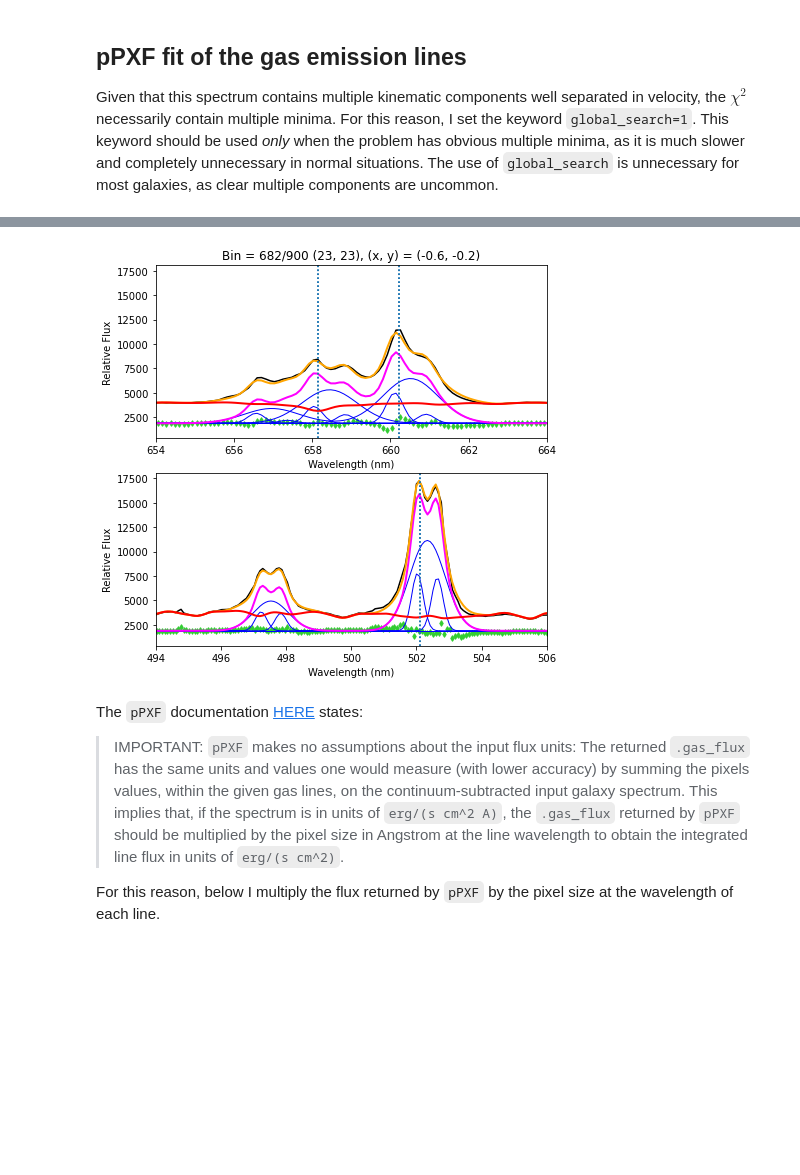
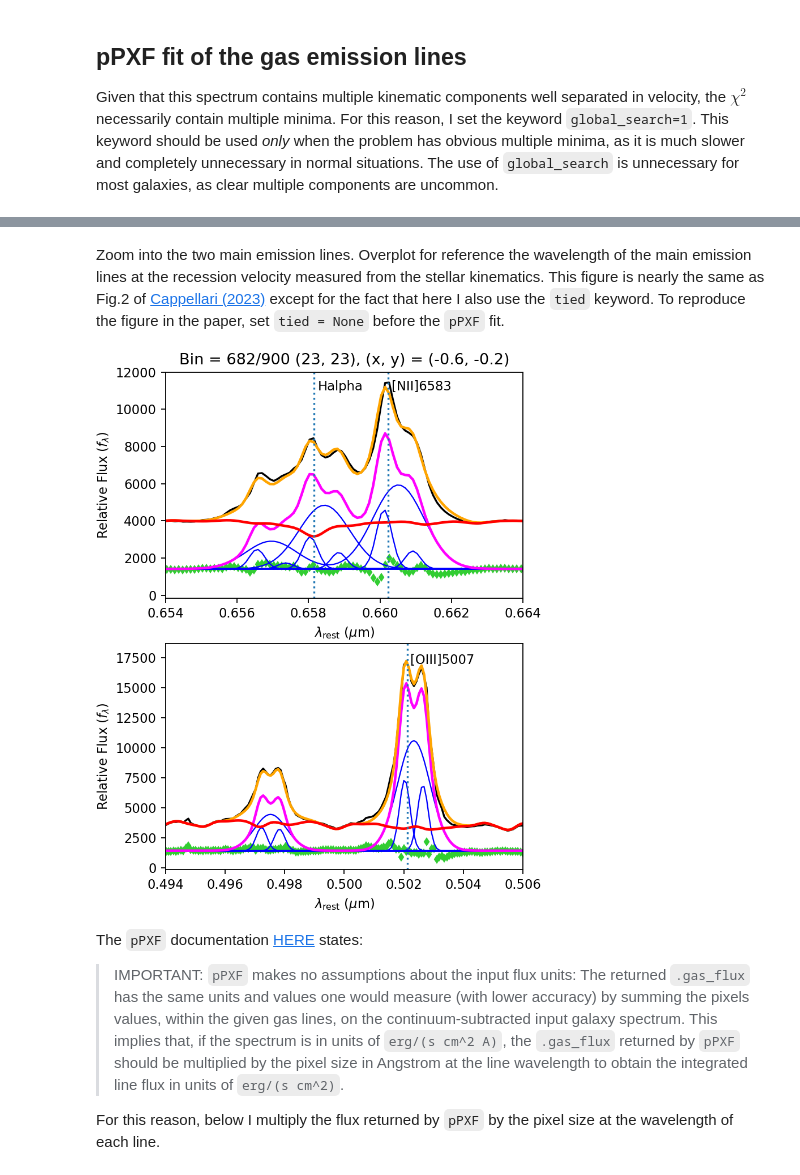
Before and after one commit to micappe/ppxf_examples, a Jupyter notebook: ppxf_example_integral_field_cube.ipynb, the cells around one changed output, grey strips where cells are left out. Cells and saved outputs as stored; diff of their text form; code cells hidden in the pictures; blank space fills up the shorter version.

```diff
--- a/ppxf_example_integral_field_cube.ipynb
+++ b/ppxf_example_integral_field_cube.ipynb
@@ -166,7 +190,7 @@ stars_templates /= np.median(stars_templates) # Normalizes stellar templates by
 regul_err = 0.01 # Desired regularization error
 # %%
 z = 0.002895  # redshift estimate from NED
-vel0 = C*np.log(1 + z)  # Initial estimate of the galaxy velocity in km/s. eq. (8) of Cappellari (2017)
+vel0 = c_kms*np.log(1 + z)  # Initial estimate of the galaxy velocity in km/s. eq. (8) of Cappellari (2017)
 start = [vel0, 200.]  # (km/s), starting guess for [V,sigma]
 # %%
 lam_range_temp = np.exp(ln_lam_temp[[0, -1]])
@@ -182,12 +206,12 @@ lam_gal = np.exp(s.ln_lam_gal)
 for j in range(nbins):
     w = bin_num == j
     galaxy = np.sum(s.spectra[:, w], 1)
-    pp, bestfit_template = fit_and_clean(stars_templates, galaxy, velscale, start, goodpixels0, lam_gal, miles.lam_temp)
+    pp, bestfit_template = fit_and_clean(stars_templates, galaxy, velscale, start, goodpixels0, lam_gal, sps.lam_temp)
     velbin[j], sigbin[j] = pp.sol
     optimal_templates[:, j] = bestfit_template
 
     light_weights = pp.weights.reshape(reg_dim)
-    lg_age_bin[j], metalbin[j] = miles.mean_age_metal(light_weights)
+    lg_age_bin[j], metalbin[j] = sps.mean_age_metal(light_weights)
 
     print(f'Voronoi bin: {j + 1} / {nbins}')
     plt.title(f"Voronoi bin {j + 1} / {nbins}")
@@ -307,3 +314,3 @@ NOTE: in Python `[0] + [1]*7 --> [0, 1, 1, 1, 1, 1, 1, 1]`
 # %%
-component = [0] + [1]*7 + [2]*7 + [3]*7
+component = [0] + [1]*8 + [2]*8 + [3]*8
 # %% [markdown]
@@ -399,5 +408,5 @@ plt.figure(figsize=(15,8))
 pp = ppxf(stars_gas_templates, galaxy, noise, velscale, start,
           plot=1, moments=moments, degree=8, mdegree=-1, component=component,
           gas_component=gas_component, gas_names=gas_names, constr_kinem=constr_kinem,
-          lam=lam_gal, lam_temp=miles.lam_temp, tied=tied, bounds=bounds, global_search=True)
+          lam=lam_gal, lam_temp=sps.lam_temp, tied=tied, bounds=bounds, global_search=True)
 # %% [output]
@@ -422,19 +431,34 @@ Comp:  3       [NII]6583_d_(3)  9.690e+04       14.     986   317
+# %% [markdown]
+Zoom into the two main emission lines. Overplot for reference the wavelength of the main emission lines at the recession velocity measured from the stellar kinematics.
+This figure is nearly the same as Fig.2 of [Cappellari (2023)](https://ui.adsabs.harvard.edu/abs/2023MNRAS.526.3273C) except for the fact that here I also use the `tied` keyword. To reproduce the figure in the paper, set ``tied = None`` before the ``pPXF`` fit.
 # %%
-w = np.flatnonzero(np.char.find(gas_names, '(1)'))  # select first gas kinematic component
-plt.figure(figsize=(7,7))
+w = ['(1)' in c for c in gas_names]  # select first gas kinematic component
+fig = plt.figure(figsize=(5,7))
 
 plt.subplot(211)
 plt.title(f"Bin = {j}/{s.col.size} ({s.col[j]}, {s.row[j]}), (x, y) = ({s.x[j]:.1f}, {s.y[j]:.1f})")
 pp.plot()
-[plt.axvline(lam*np.exp(velbin[k]/C)/10, ls=':') for lam in line_wave[w]]
-plt.xlim([654, 664])
+lam_range = [0.654, 0.664]
+vel_stars = pp.sol[0][0]   # stars velocity = 0th elements of 0th kinematic component
+for lam, nam in zip(line_wave[w], gas_names[w]):
+    lam_rest = lam*np.exp(vel_stars/c_kms)/1e4
+    if lam_range[0] < lam_rest < lam_range[1]:
+        plt.axvline(lam_rest, ls=':')
+        plt.text(lam_rest+1e-4, 11e3, nam[:nam.find('_')])
+plt.xlim(lam_range)
+plt.ylim([None, 12e3])
 
 plt.subplot(212)
 pp.plot()
-[plt.axvline(lam*np.exp(velbin[k]/C)/10, ls=':') for lam in line_wave[w]]
-plt.xlim([494, 506]);
+lam_range = [0.494, 0.506]
+for lam, nam in zip(line_wave[w], gas_names[w]):
+    lam_rest = lam*np.exp(vel_stars/c_kms)/1e4
+    if lam_range[0] < lam_rest < lam_range[1]:
+        plt.axvline(lam_rest, ls=':')
+        plt.text(lam_rest+1e-4, 17e3, nam[:nam.find('_')])
+plt.xlim(lam_range);
 # %% [output]
-[figure, old version]
+[figure, new version]
 # %% [markdown]
 
 The `pPXF` documentation [HERE](https://pypi.org/project/ppxf/#output-parameters) states:
```
Also changed, not shown: parts of 27 cells of this notebook, 4 other files.
